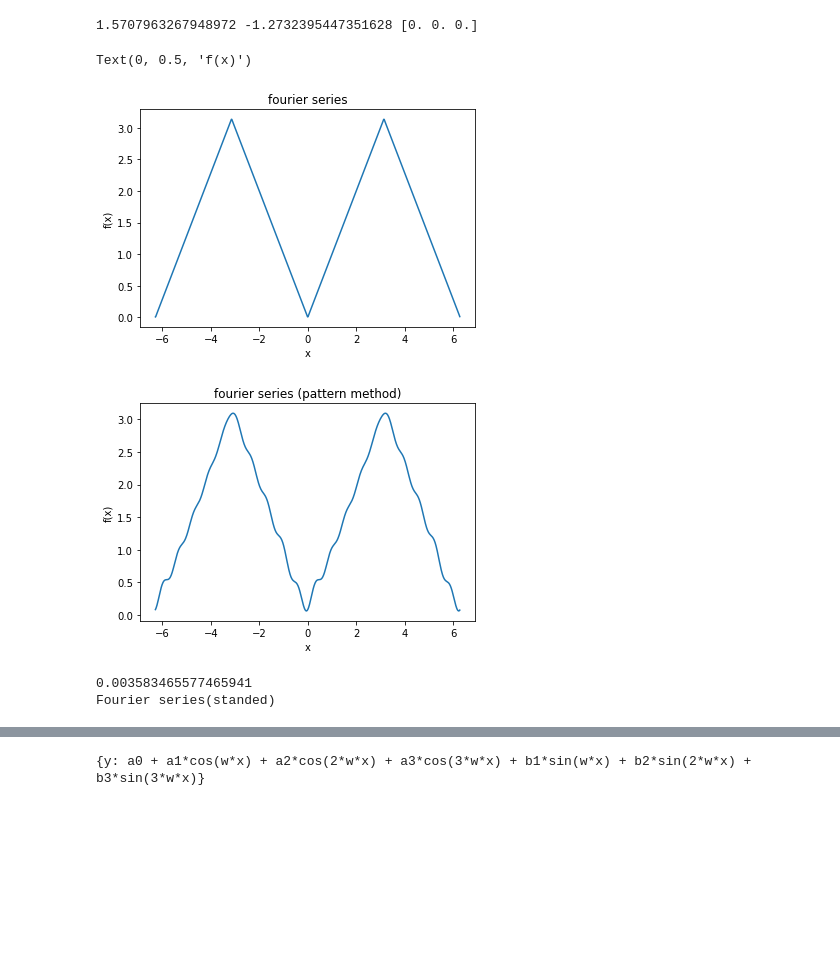
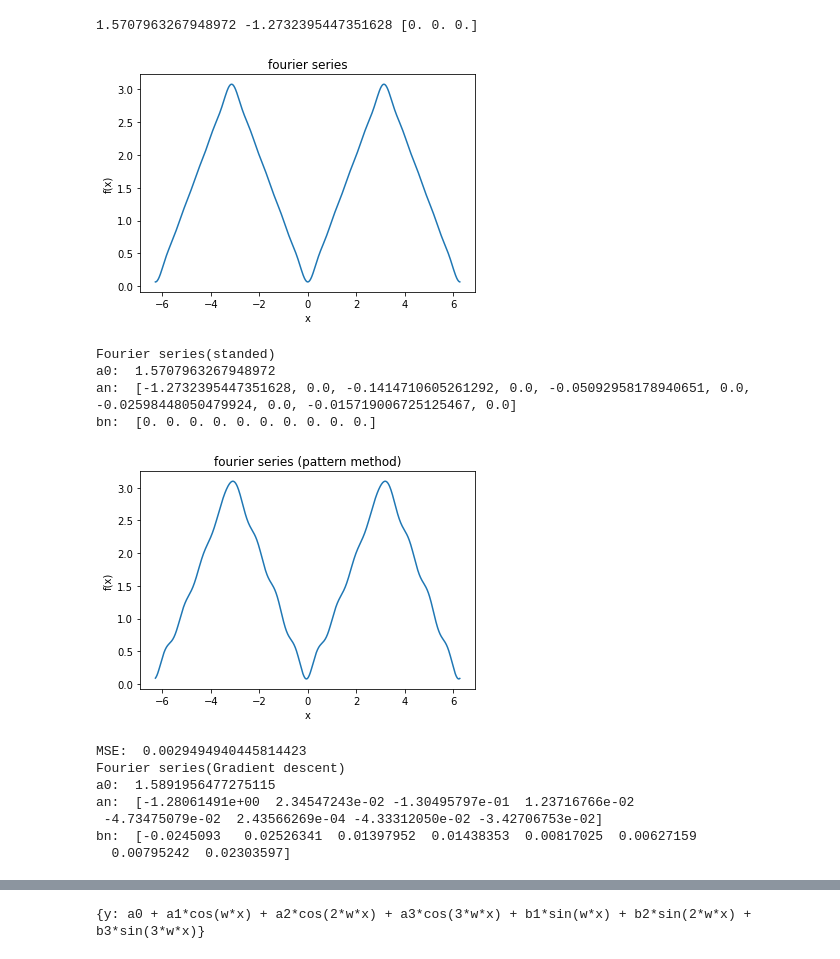
Before and after one commit to CHI-YU-SUNG/ML, a Jupyter notebook: hw2/HW2 .ipynb, the cells around one changed output, grey strips where cells are left out. Drawn from its saved outputs; the diff is of its cells as text; code cells hidden in the pictures; blank space fills up the shorter version.

```diff
--- a/hw2/HW2 .ipynb
+++ b/hw2/HW2 .ipynb
@@ -70,28 +70,34 @@ print(A0(),An(3)[0],Bn(3))
 # %%
 def fourier(x, order, a0, an, bn):
     series = a0
     for n in range(1,order+1):
         #series = series + An(order)[n-1] * np.cos(n * x) + Bn(order)[n-1] * np.sin(n * x)
         series = series + an[n-1] * np.cos(2 * np.pi * n / period * x) + bn[n-1] * np.sin(2 * np.pi * n / period * x)
     #print(A0())
     #print(An(order))
     #print(Bn(order))
     return series
-order = 100
+order = 10
 series = fourier(x, order, A0(), An(order), Bn(order))
 plt.plot(x, series)
 plt.title('fourier series')
 plt.xlabel('x')
 plt.ylabel('f(x)')
+plt.show()
+print("Fourier series(standed)")
+print("a0: ",A0(),"\nan: ",An(order),"\nbn: ",Bn(order))
 # %% [output]
+[figure, new version]
-Text(0, 0.5, 'f(x)')
+Fourier series(standed)
+a0:  1.5707963267948972
+an:  [-1.2732395447351628, 0.0, -0.1414710605261292, 0.0, -0.05092958178940651, 0.0, -0.02598448050479924, 0.0, -0.015719006725125467, 0.0]
+bn:  [0. 0. 0. 0. 0. 0. 0. 0. 0. 0.]
-[figure, old version]
 # %%
 ########################(b) pattern learning
 # find parameter
 
 def Gradient_descent(Input, learning_rate, order):
-    a0 = np.pi
+    a0 = 3
     an = 0.5*np.ones(order)
     bn = 0.5*np.ones(order)
     #record = []
@@ -99,43 +105,32 @@ def Gradient_descent(Input, learning_rate, order):
         series = fourier(x, order, a0, an, bn)
         a0 = a0 + learning_rate*(Input[i] - series[i])
         for k in range(0,order):
+            an[k] = an[k] + learning_rate *(Input[i] - series[i])* np.cos((k+1)*x[i])
+            bn[k] = bn[k] + learning_rate *(Input[i] - series[i])* np.sin((k+1)*x[i])
 
-            an[k] = an[k] + learning_rate *(Input[i] - series[i])* np.cos((k+1)*x[i])
-
-            bn[k] = bn[k] + learning_rate *(Input[i] - series[i])* np.sin((k+1)*x[i])
     return a0, an, bn
 
-order = 10
+order = 8
 
 a0, an, bn  = Gradient_descent(Input, 0.01, order)
-"""
-learning_rate = 0.01
-a0 = 0
-an = np.zeros(order)
-bn = np.zeros(order)
-
-#record = []
-for i in range(0, np.size(x)):
-    series = fourier(x, order, a0, an, bn)
-    a0 = a0 + learning_rate*(Input[i] - series[i])
-    for k in range(0,order):
-
-        an[k] = an[k] + learning_rate *(Input[i] - series[i])* np.cos((k+1)*x[i])
-
-        bn[k] = bn[k] + learning_rate *(Input[i] - series[i])* np.sin((k+1)*x[i])
-"""
-
 pattern_series = fourier(x, order, a0, an, bn)
+# plot
 plt.plot(x, pattern_series)
 plt.title('fourier series (pattern method)')
 plt.xlabel('x')
 plt.ylabel('f(x)')
 plt.show()
+
 MSE = mean_squared_error(Input,pattern_series)
-print(MSE)
-print("Fourier series(standed)")
-#print
+print("MSE: ",MSE)
+print("Fourier series(Gradient descent)")
+print("a0: ",a0,"\nan: ",an,"\nbn: ",bn)
 # %% [output]
 [figure]
-0.003583465577465941
-Fourier series(standed)
+MSE:  0.0029494940445814423
+Fourier series(Gradient descent)
+a0:  1.5891956477275115
+an:  [-1.28061491e+00  2.34547243e-02 -1.30495797e-01  1.23716766e-02
+ -4.73475079e-02  2.43566269e-04 -4.33312050e-02 -3.42706753e-02]
+bn:  [-0.0245093   0.02526341  0.01397952  0.01438353  0.00817025  0.00627159
+  0.00795242  0.02303597]
```
Also changed, not shown: parts of 4 cells of this notebook, 5 other files.
